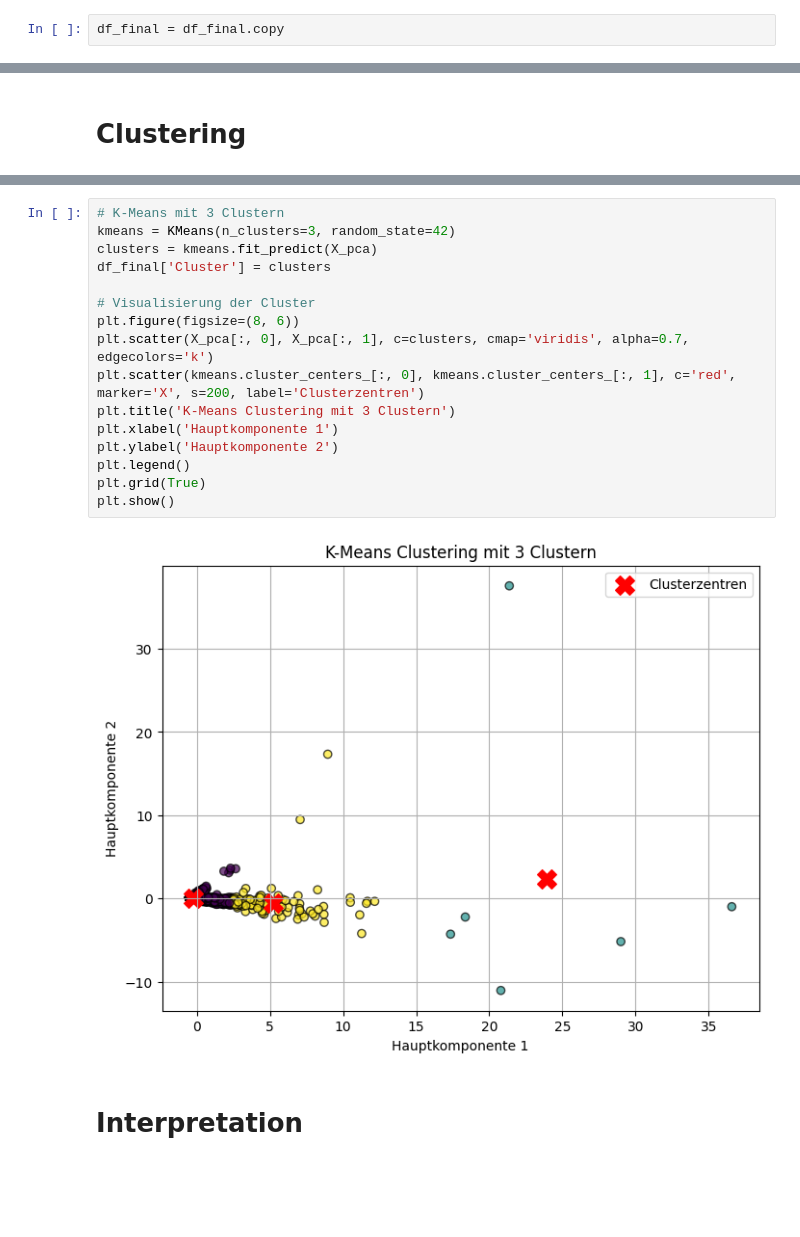
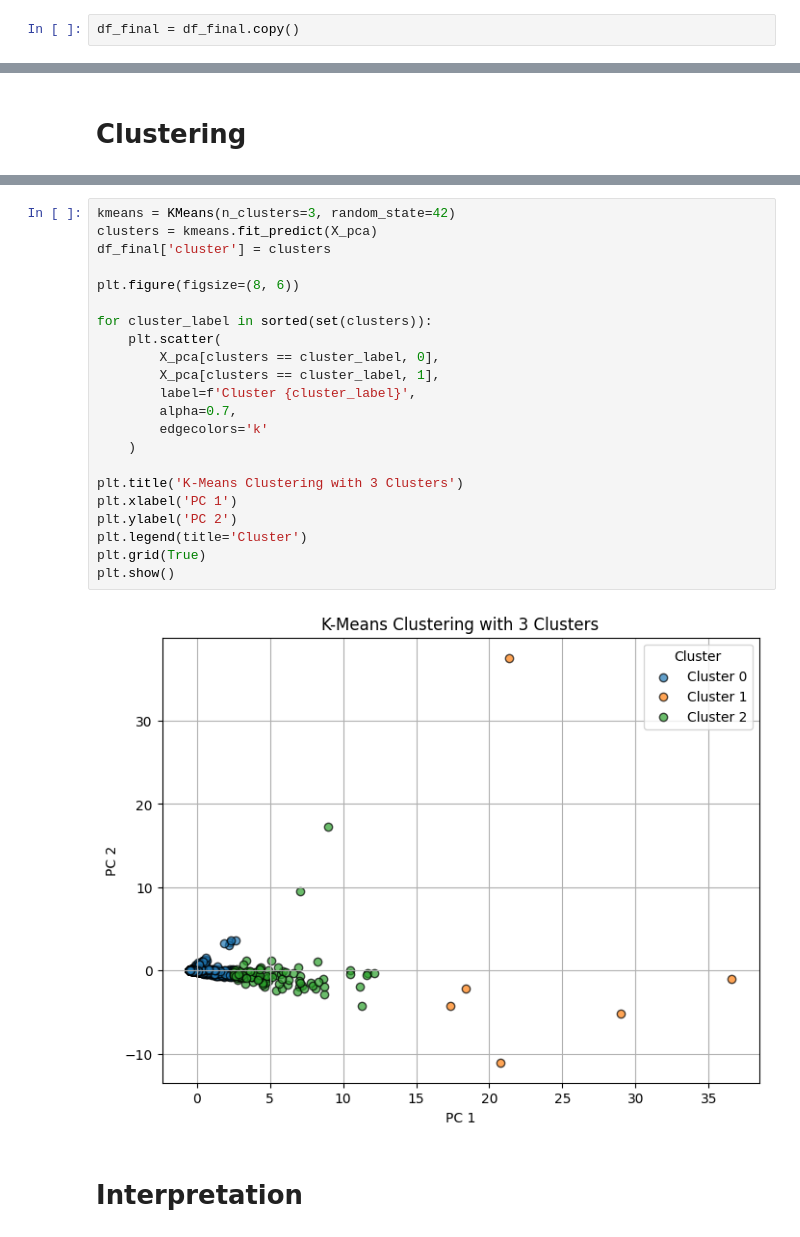
Before and after one commit to florivz/DDM-Project-WS24-25, a Jupyter notebook: analysis.ipynb, the cells around one changed output, grey strips where cells are left out. Cells and saved outputs as stored; diff of their text form; blank space fills up the shorter version.

```diff
--- a/analysis.ipynb
+++ b/analysis.ipynb
@@ -171,7 +165,7 @@ memory usage: 107.7+ KB
 # %% [markdown]
 # Data Preprocessing
 # %%
-df_final = df_final.copy
+df_final = df_final.copy()
 # %%
 # Impute Missing GDP with 0
 df_final['current_gdp'].fillna(0, inplace=True)
@@ -227,23 +220,29 @@ plt.show()
 # %% [output]
 [figure]
 # %%
-# K-Means mit 3 Clustern
 kmeans = KMeans(n_clusters=3, random_state=42)
 clusters = kmeans.fit_predict(X_pca)
-df_final['Cluster'] = clusters
+df_final['cluster'] = clusters
 
-# Visualisierung der Cluster
 plt.figure(figsize=(8, 6))
-plt.scatter(X_pca[:, 0], X_pca[:, 1], c=clusters, cmap='viridis', alpha=0.7, edgecolors='k')
-plt.scatter(kmeans.cluster_centers_[:, 0], kmeans.cluster_centers_[:, 1], c='red', marker='X', s=200, label='Clusterzentren')
-plt.title('K-Means Clustering mit 3 Clustern')
-plt.xlabel('Hauptkomponente 1')
-plt.ylabel('Hauptkomponente 2')
-plt.legend()
+
+for cluster_label in sorted(set(clusters)):
+    plt.scatter(
+        X_pca[clusters == cluster_label, 0],
+        X_pca[clusters == cluster_label, 1],
+        label=f'Cluster {cluster_label}',
+        alpha=0.7,
+        edgecolors='k'
+    )
+
+plt.title('K-Means Clustering with 3 Clusters')
+plt.xlabel('PC 1')
+plt.ylabel('PC 2')
+plt.legend(title='Cluster')
 plt.grid(True)
 plt.show()
 # %% [output]
-[figure, old version]
+[figure, new version]
 # %% [markdown]
 # Interpretation
 # %%
```
Also changed, not shown: parts of 7 cells of this notebook.
